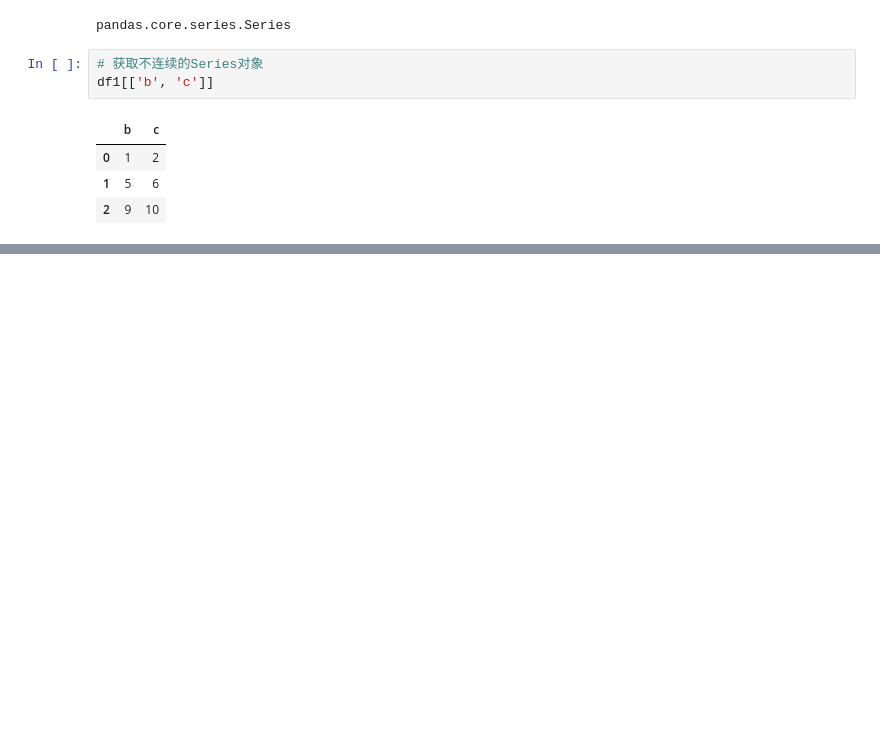
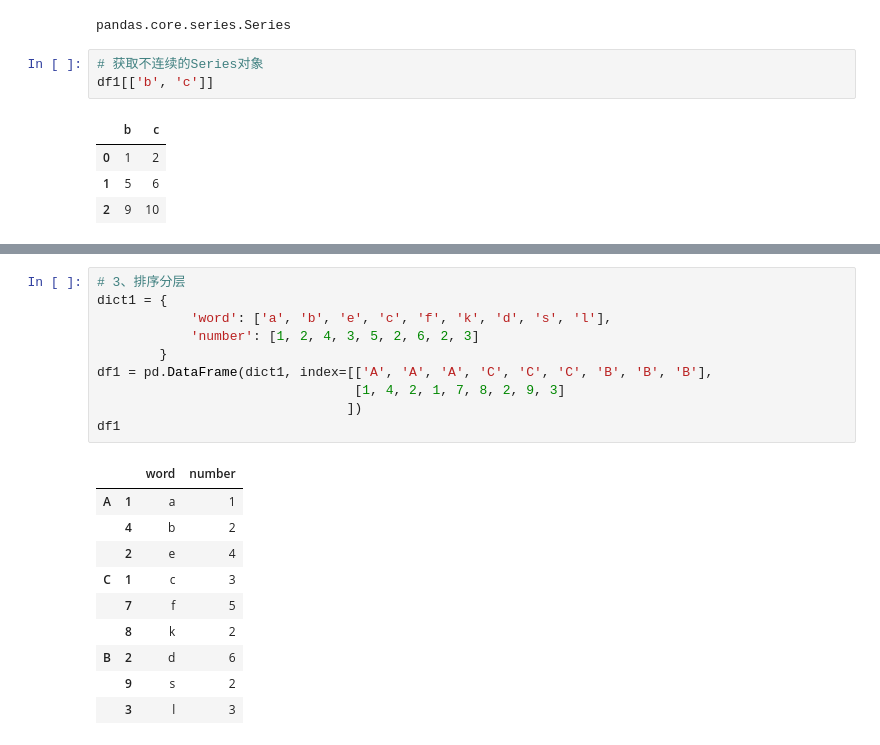
Before and after one commit to hqhiwqy/AI-2, a Jupyter notebook: Day47code/数据分析工具Pandas（二）.ipynb, the cells around one changed output, grey strips where cells are left out. Drawn from its saved outputs; the diff is of its cells as text; blank space fills up the shorter version.

```diff
--- a/Day47code/数据分析工具Pandas（二）.ipynb
+++ b/Day47code/数据分析工具Pandas（二）.ipynb
@@ -259,0 +602,21 @@ df1[:2][['b','d']]
+# %%
+# 3、排序分层
+dict1 = {
+            'word': ['a', 'b', 'e', 'c', 'f', 'k', 'd', 's', 'l'],
+            'number': [1, 2, 4, 3, 5, 2, 6, 2, 3]
+        }
+df1 = pd.DataFrame(dict1, index=[['A', 'A', 'A', 'C', 'C', 'C', 'B', 'B', 'B'],
+                                 [1, 4, 2, 1, 7, 8, 2, 9, 3]
+                                ])
+df1
+# %% [output]
+|  |  | word | number |
+| A | 1 | a | 1 |
+|  | 4 | b | 2 |
+|  | 2 | e | 4 |
+| C | 1 | c | 3 |
+|  | 7 | f | 5 |
+|  | 8 | k | 2 |
+| B | 2 | d | 6 |
+|  | 9 | s | 2 |
+|  | 3 | l | 3 |
```
Also changed, not shown: parts of 76 cells of this notebook, 2 other files.
